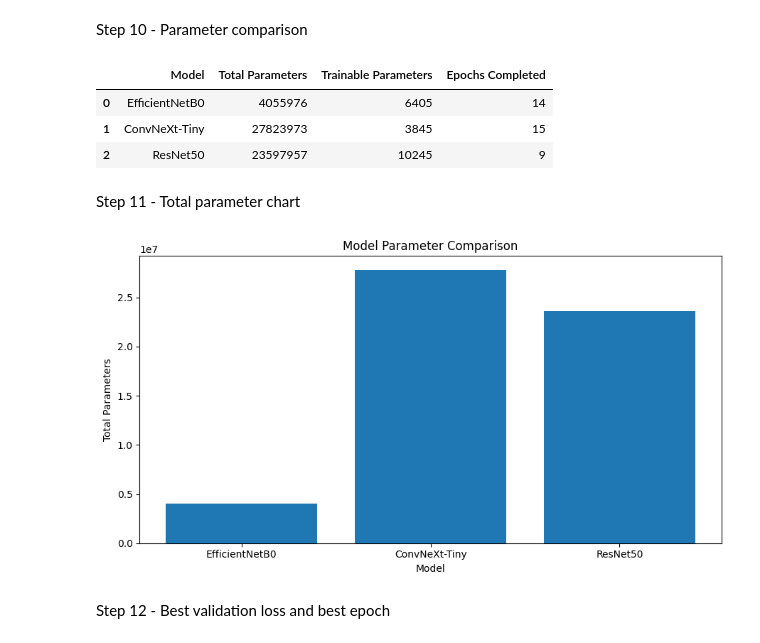
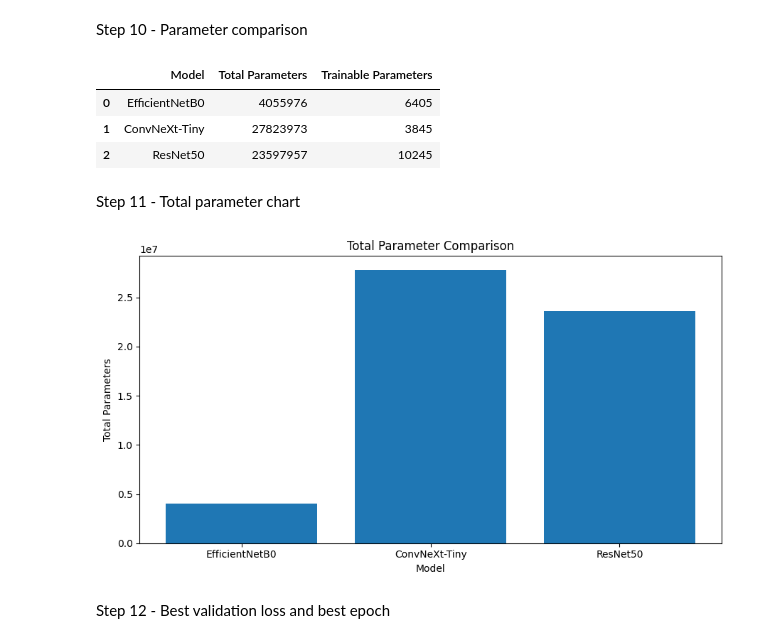
Before and after one commit to ThumulaRumesh/Smart-Homes---Indoor-Scene-Recognition-from-Images---CNN, a Jupyter notebook: 07_Evaluation_&_Comparison.ipynb, the cells around one changed output. Drawn from its saved outputs; the diff is of its cells as text; code cells hidden in the pictures.

```diff
--- a/07_Evaluation_&_Comparison.ipynb
+++ b/07_Evaluation_&_Comparison.ipynb
@@ -158,39 +162,38 @@ prediction_data
 # %% [markdown]
 Step 10 - Parameter comparison
 # %%
-parameter_data = comparison_df[
+parameter_results = comparison_df[
     [
         "Model",
         "Total Parameters",
-        "Trainable Parameters",
-        "Epochs Completed"
+        "Trainable Parameters"
     ]
-]
+].copy()
 
-parameter_data
+parameter_results
 # %% [output]
-|  | Model | Total Parameters | Trainable Parameters | Epochs Completed |
-| 0 | EfficientNetB0 | 4055976 | 6405 | 14 |
-| 1 | ConvNeXt-Tiny | 27823973 | 3845 | 15 |
-| 2 | ResNet50 | 23597957 | 10245 | 9 |
+|  | Model | Total Parameters | Trainable Parameters |
+| 0 | EfficientNetB0 | 4055976 | 6405 |
+| 1 | ConvNeXt-Tiny | 27823973 | 3845 |
+| 2 | ResNet50 | 23597957 | 10245 |
 # %% [markdown]
 Step 11 - Total parameter chart
 # %%
 plt.figure(figsize=(9, 5))
 
 plt.bar(
-    comparison_df["Model"],
-    comparison_df["Total Parameters"]
+    parameter_results["Model"],
+    parameter_results["Total Parameters"]
 )
 
+plt.xlabel("Model")
 plt.ylabel("Total Parameters")
-plt.xlabel("Model")
-plt.title("Model Parameter Comparison")
+plt.title("Total Parameter Comparison")
 
 plt.tight_layout()
 plt.show()
 # %% [output]
-[figure, old version]
+[figure, new version]
 # %% [markdown]
 Step 12 - Best validation loss and best epoch
 # %%
```
Also changed, not shown: parts of 42 cells of this notebook.
